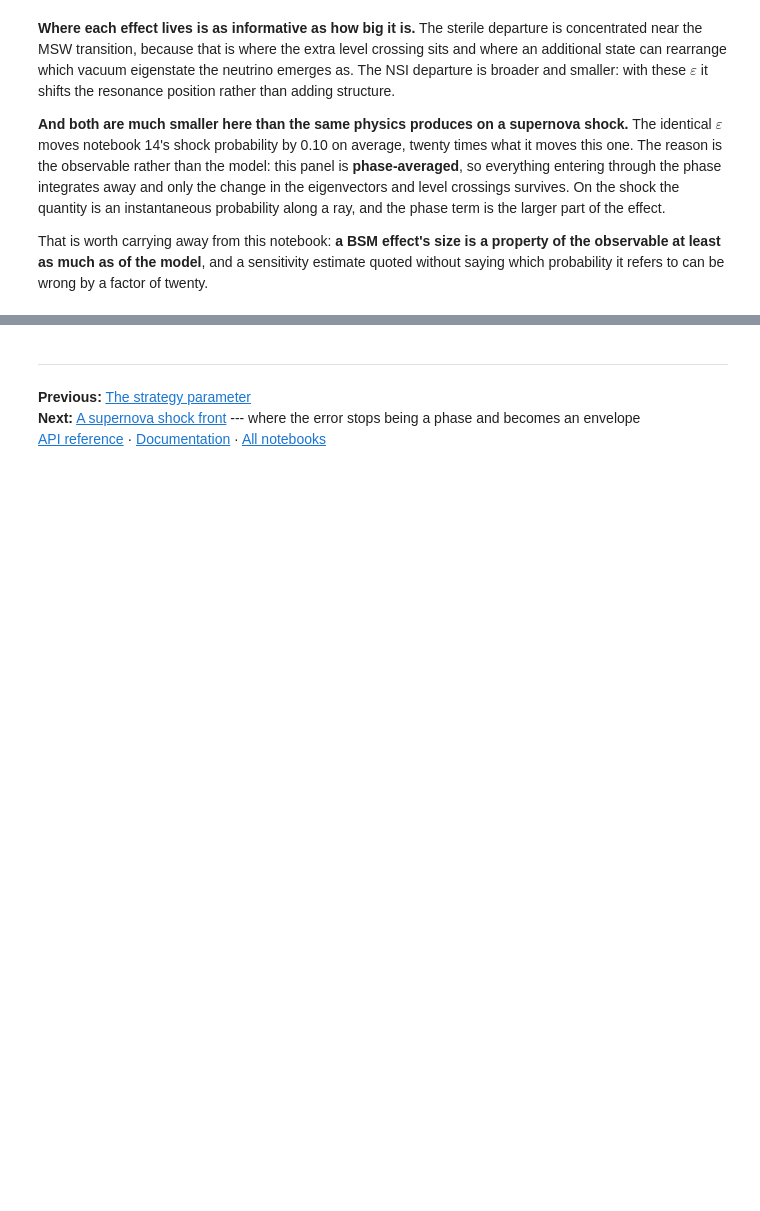
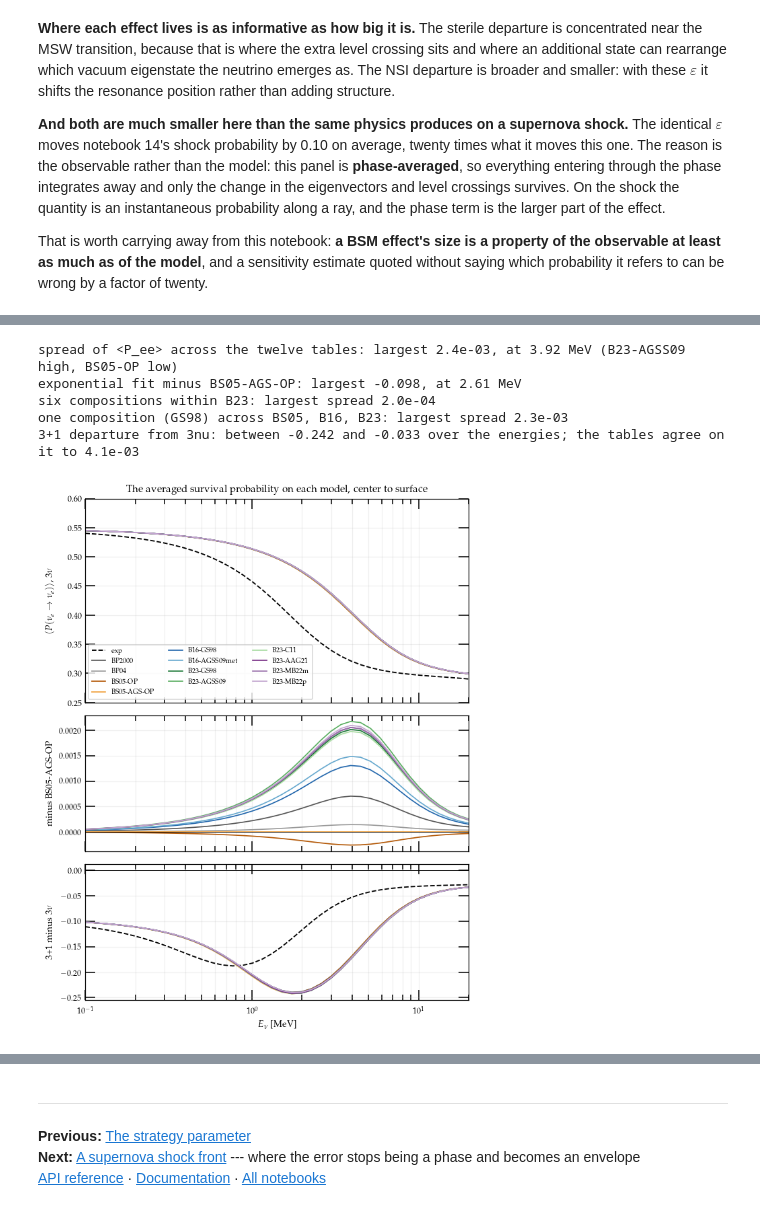
Before and after one commit to mbustama/Magnus, a Jupyter notebook: notebooks/13_magnus_tabulated_solar_model.ipynb, the cells around one changed output, grey strips where cells are left out. Drawn from its saved outputs; the diff is of its cells as text; code cells hidden in the pictures; blank space fills up the shorter version.

```diff
--- a/notebooks/13_magnus_tabulated_solar_model.ipynb
+++ b/notebooks/13_magnus_tabulated_solar_model.ipynb
@@ -637,0 +880,50 @@ which probability it refers to can be wrong by a factor of twenty.
+# %%
+fig, ax = plt.subplots(3, 1, figsize=(6.6, 8.2), sharex=True,
+                       gridspec_kw=dict(height_ratios=[1.5, 1.0, 1.0], hspace=0.08))
+e_mev = E_BSM/gd.UNIT_MEV
+for name in PROFILES:
+    ax[0].semilogx(e_mev, AVG[name]['P3'], label=name, **style(name))
+    if name != 'exp':
+        ax[1].semilogx(e_mev, AVG[name]['P3'] - AVG[MODEL]['P3'], **style(name))
+    ax[2].semilogx(e_mev, AVG[name]['P4'] - AVG[name]['P3'], **style(name))
+ax[0].set_ylabel(r'$\langle P(\nu_e \to \nu_e)\rangle$, $3\nu$', **LABEL)
+ax[0].set_ylim(0.25, 0.6)
+ax[0].legend(fontsize=6.8, ncol=3, loc='lower left')
+ax[0].set_title('The averaged survival probability on each model, center to surface',
+                fontsize=10)
+ax[1].axhline(0.0, color='k', lw=0.6)
+ax[1].set_ylabel('minus %s' % MODEL, **LABEL)
+ax[2].axhline(0.0, color='k', lw=0.6)
+ax[2].set_ylabel(r'3+1 minus $3\nu$', **LABEL)
+ax[2].set_xlabel(r'$E_\nu$ [MeV]', **LABEL)
+ax[2].set_xlim(e_mev[0], e_mev[-1])
+for a in ax:
+    a.grid(True, which='both', alpha=0.2)
+    a.tick_params(labelsize=8)
+fig.align_ylabels(ax)
+fig.savefig('../fig/solar_models_all_probability.pdf', bbox_inches='tight')
+
+tables = solarmodels.available_solar_models()
+P3 = np.array([AVG[m]['P3'] for m in tables])
+spread = P3.max(axis=0) - P3.min(axis=0)
+i = int(np.argmax(spread))
+print('spread of <P_ee> across the twelve tables: largest %.1e, at %.2f MeV (%s high, %s low)'
+      % (spread[i], e_mev[i], tables[int(P3[:, i].argmax())], tables[int(P3[:, i].argmin())]))
+d_exp = AVG['exp']['P3'] - AVG[MODEL]['P3']
+j = int(np.argmax(np.abs(d_exp)))
+print('exponential fit minus %s: largest %+.3f, at %.2f MeV' % (MODEL, d_exp[j], e_mev[j]))
+b23 = np.array([AVG[m]['P3'] for m in tables if m.startswith('B23-')])
+gs98 = np.array([AVG[m]['P3'] for m in ('BS05-OP', 'B16-GS98', 'B23-GS98')])
+print('six compositions within B23: largest spread %.1e' % (b23.max(0) - b23.min(0)).max())
+print('one composition (GS98) across BS05, B16, B23: largest spread %.1e'
+      % (gs98.max(0) - gs98.min(0)).max())
+ster = np.array([AVG[m]['P4'] - AVG[m]['P3'] for m in tables])
+print('3+1 departure from 3nu: between %+.3f and %+.3f over the energies; the tables agree '
+      'on it to %.1e' % (ster.min(), ster.max(), (ster.max(0) - ster.min(0)).max()))
+# %% [output]
+spread of <P_ee> across the twelve tables: largest 2.4e-03, at 3.92 MeV (B23-AGSS09 high, BS05-OP low)
+exponential fit minus BS05-AGS-OP: largest -0.098, at 2.61 MeV
+six compositions within B23: largest spread 2.0e-04
+one composition (GS98) across BS05, B16, B23: largest spread 2.3e-03
+3+1 departure from 3nu: between -0.242 and -0.033 over the energies; the tables agree on it to 4.1e-03
+[figure, added]
```
Also changed, not shown: parts of 30 cells of this notebook, 11 other files.
